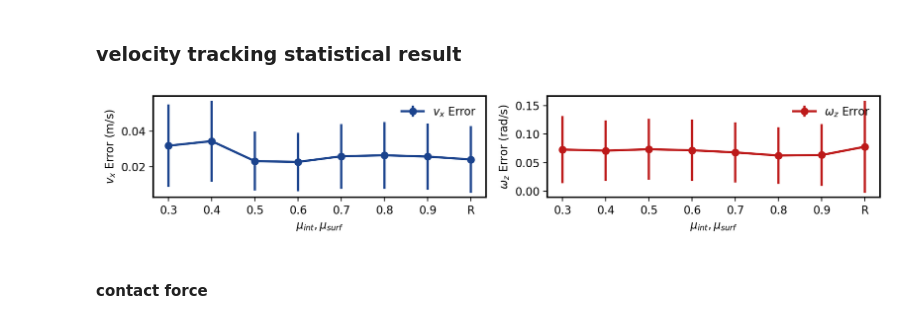
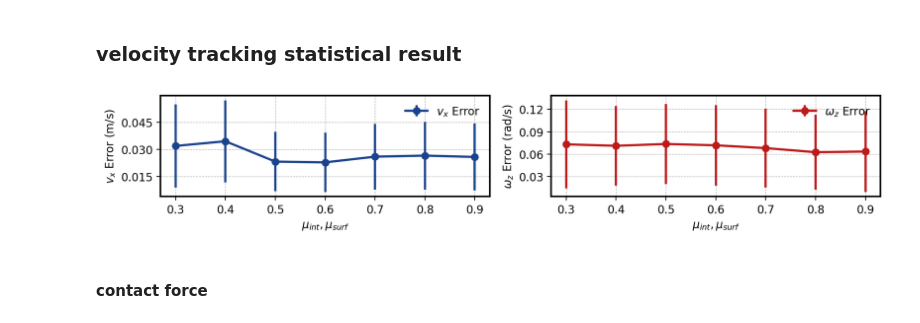
Before and after one commit to jnskkmhr/IsaacLab, a Jupyter notebook: scripts/reinforcement_learning/rsl_rl/plot.ipynb, the cells around one changed output. Drawn from its saved outputs; the diff is of its cells as text; code cells hidden in the pictures.

```diff
--- a/scripts/reinforcement_learning/rsl_rl/plot.ipynb
+++ b/scripts/reinforcement_learning/rsl_rl/plot.ipynb
@@ -63,7 +75,7 @@ base_lin_vel_idx = slice(0, 3)   # x, y, z
 base_ang_vel_idx = slice(3, 6)   # roll, pitch, yaw
 velocity_commands_idx = slice(6, 9)  # x, y, yaw
 # %%
-muint = 0.3
+muint = 0.2
 data_path = data_dir / f"3d_rft_muint_{muint}"
 # data_path = data_dir / "rl_play"
 
@@ -204,7 +217,11 @@ plt.show()
 ### velocity tracking statistical result
 # %%
 # error_file_path = data_dir / "g1_tracking_error.pkl"
+# plot_save_path = "g1_tracking_perf.pdf"
+
 error_file_path = data_dir / "t1_tracking_error.pkl"
+plot_save_path = "t1_tracking_perf.pdf"
+
 with open(error_file_path, "rb") as f:
     tracking_error_data = pickle.load(f)
 
@@ -213,41 +230,45 @@ vx_err_mean = [tracking_error_data[muint]["vx"][0] for muint in muints]
 vx_err_std = [tracking_error_data[muint]["vx"][1] for muint in muints]
 wz_err_mean = [tracking_error_data[muint]["wz"][0] for muint in muints]
 wz_err_std = [tracking_error_data[muint]["wz"][1] for muint in muints]
-mu_range = slice(None)
-# mu_range = slice(1, None)
+# mu_range = slice(None)
+mu_range = slice(0, -1)
 
 fig, ax = plt.subplots(1, 2, figsize=(10, 2))
 
 # Plot
 ax[0].errorbar(muints[mu_range], vx_err_mean[mu_range], yerr=vx_err_std[mu_range],
                fmt='-o', label=r"$v_x$ Error", color="#1B438D")
 ax[1].errorbar(muints[mu_range], wz_err_mean[mu_range], yerr=wz_err_std[mu_range],
                fmt='-o', label=r"$\omega_z$ Error", color="#BD1A1A")
 
 # === CREATE CUSTOM LABELS ===
 # Convert your numeric keys to sorted floats
 tick_positions = sorted(muints[mu_range])
 
 # Build labels: last one becomes "R"
 tick_labels = [f"{v:.1f}" for v in tick_positions]
-tick_labels[-1] = "R"
+# tick_labels[-1] = "R"
 
 # Apply to both subplots
 for a in ax:
     a.set_xticks(tick_positions)
     a.set_xticklabels(tick_labels)
     a.set_xlabel("$\mu_{int}, \mu_{surf}$")
+    a.yaxis.set_major_locator(plt.MaxNLocator(5))
+
 ax[0].set_ylabel(r"$v_x$ Error $\mathrm{(m/s)}$")
+ax[0].legend(frameon=False)
+ax[0].grid(visible=True, which='both', linestyle='--', linewidth=0.5)
+
 ax[1].set_ylabel(r"$\omega_z$ Error $\mathrm{(rad/s)}$")
-
-ax[0].legend(frameon=False)
 ax[1].legend(frameon=False)
+ax[1].grid(visible=True, which='both', linestyle='--', linewidth=0.5)
 
 fig.tight_layout()
-# plt.savefig("t1_tracking_perf.pdf")
+# plt.savefig(plot_save_path)
 plt.show()
 # %% [output]
-[figure, old version]
+[figure, new version]
 # %% [markdown]
 #### contact force
 # %%
```
Also changed, not shown: parts of 4 cells of this notebook, 14 other files.
